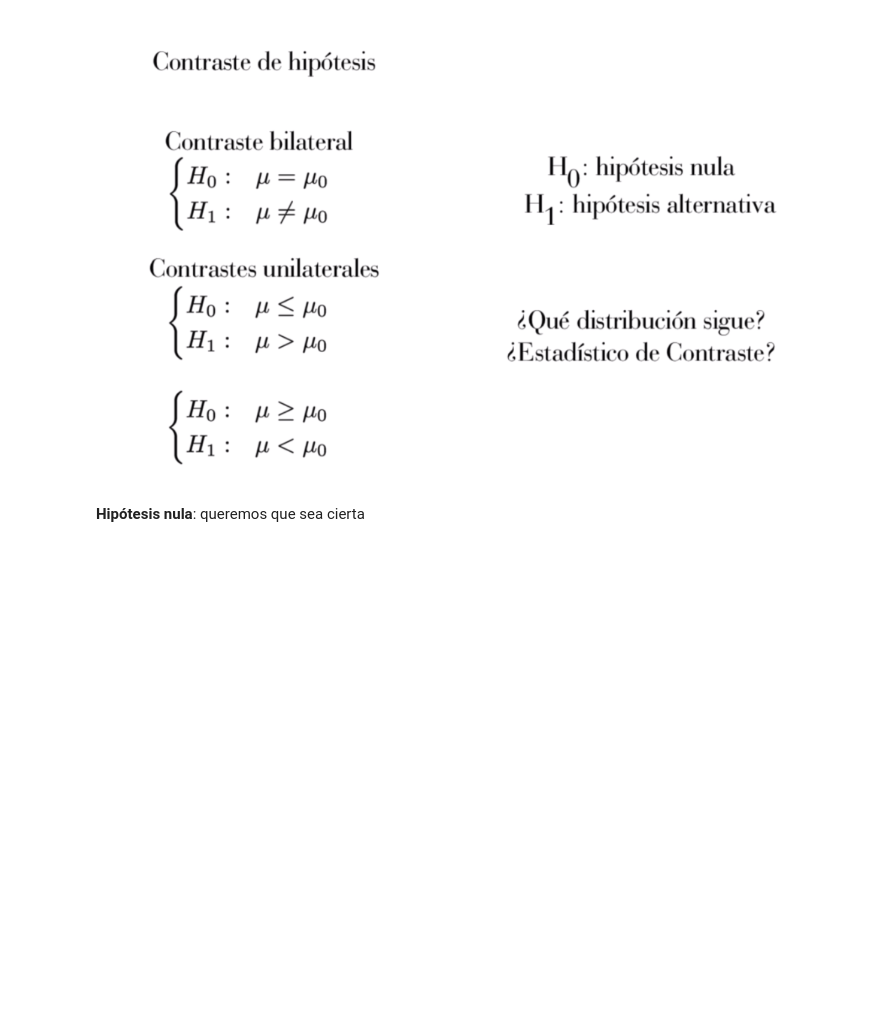
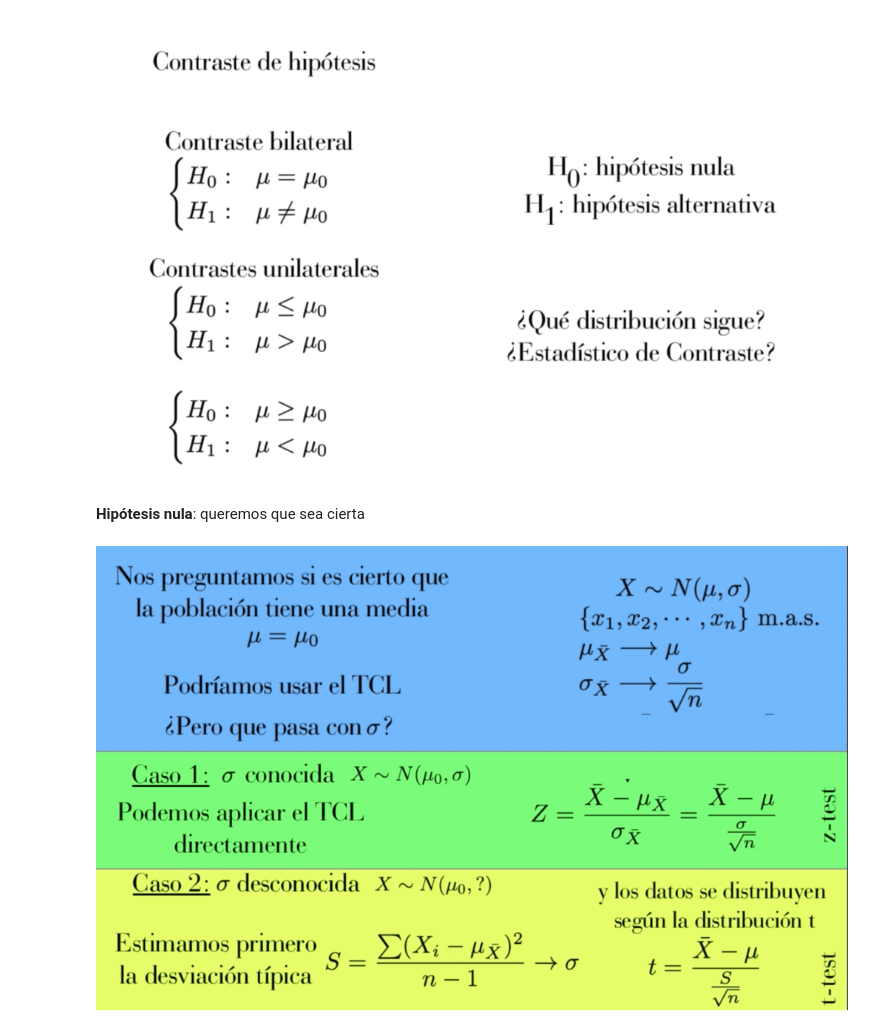
Before and after one commit to olivisoll/python_ML, a Jupyter notebook: notebooks/T3 - 3 - Los contrastes de hipótesis.ipynb, the cells around one changed output. Drawn from its saved outputs; the diff is of its cells as text; code cells hidden in the pictures; blank space fills up the shorter version.

Commit message:
Contrastes de hipotesis

```diff
--- a/notebooks/T3 - 3 - Los contrastes de hipótesis.ipynb
+++ b/notebooks/T3 - 3 - Los contrastes de hipótesis.ipynb
@@ -6,3 +6,7 @@ Image(filename="resources/contraste_hipotesis.png")
 [figure]
 # %% [markdown]
 **Hipótesis nula**: queremos que sea cierta
+# %%
+Image(filename="resources/contraste_hipotesis2.png")
+# %% [output]
+[figure, added]
```
Also changed, not shown: parts of 2 cells of this notebook, 2 other files.
